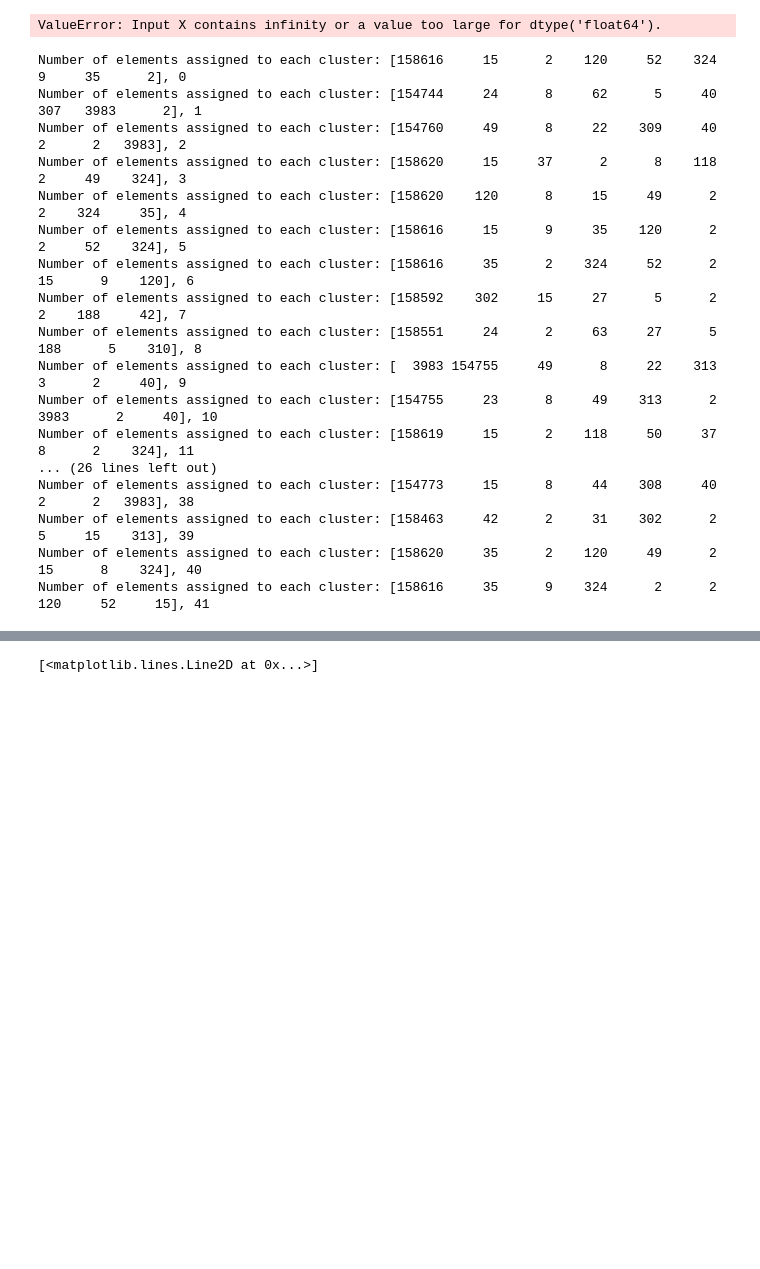
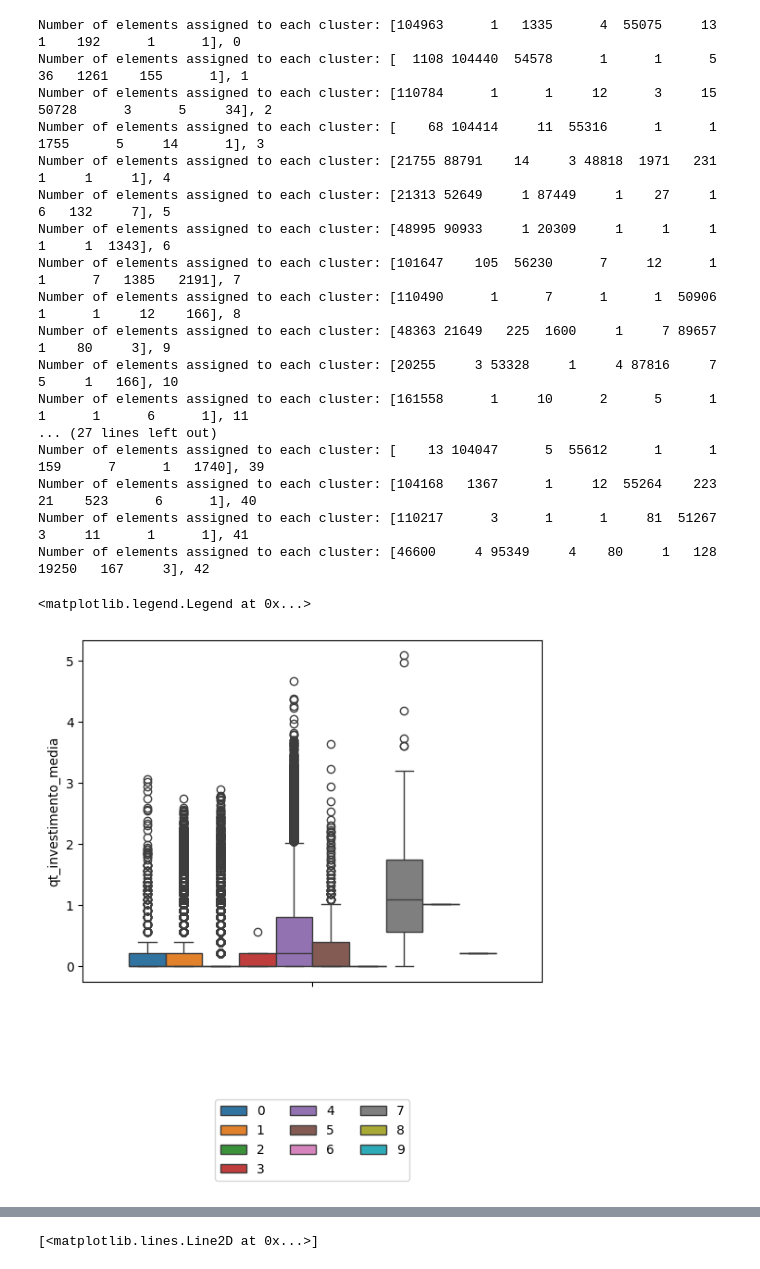
Before and after one commit to cowvin0/seg, a Jupyter notebook: segmentacao.ipynb, the cells around one changed output, grey strips where cells are left out. Drawn from its saved outputs; the diff is of its cells as text; code cells hidden in the pictures; blank space fills up the shorter version.

```diff
--- a/segmentacao.ipynb
+++ b/segmentacao.ipynb
@@ -139,9 +132,9 @@ df['renda_mensal'] = df_impute_knn.renda_mensal
 df = df\
     .assign(
         momentos=lambda x: x.apply(moments, axis=1)
-    )
+    )\
+    .query('desc_cbo != "Diretor de produção e operações em empresa pesqueira"')\
+    .reset_index(drop=True)
-# %% [output]
-ValueError: Input X contains infinity or a value too large for dtype('float64').
 # %%
 df_cluster = df\
     .loc[:, [
@@ -197,31 +191,31 @@ class Inertia:
             linestyle='--'
         )
 # %%
-for seed in range(42):
+for seed in range(43):
     kmeans = KMeans(
-        n_clusters=9,
+        n_clusters=10,
         tol=1e-16,
         random_state=seed
         ).fit(df_cluster)
     cluster_ids, cluster_sizes = np.unique(kmeans.labels_, return_counts=True)
     print(f"Number of elements assigned to each cluster: {cluster_sizes}, {seed}")
 # %% [output]
-Number of elements assigned to each cluster: [158616     15      2    120     52    324      9     35      2], 0
-Number of elements assigned to each cluster: [154744     24      8     62      5     40    307   3983      2], 1
-Number of elements assigned to each cluster: [154760     49      8     22    309     40      2      2   3983], 2
-Number of elements assigned to each cluster: [158620     15     37      2      8    118      2     49    324], 3
-Number of elements assigned to each cluster: [158620    120      8     15     49      2      2    324     35], 4
-Number of elements assigned to each cluster: [158616     15      9     35    120      2      2     52    324], 5
-Number of elements assigned to each cluster: [158616     35      2    324     52      2     15      9    120], 6
-Number of elements assigned to each cluster: [158592    302     15     27      5      2      2    188     42], 7
-Number of elements assigned to each cluster: [158551     24      2     63     27      5    188      5    310], 8
-Number of elements assigned to each cluster: [  3983 154755     49      8     22    313      3      2     40], 9
-Number of elements assigned to each cluster: [154755     23      8     49    313      2   3983      2     40], 10
-Number of elements assigned to each cluster: [158619     15      2    118     50     37      8      2    324], 11
-... (26 lines left out)
-Number of elements assigned to each cluster: [154773     15      8     44    308     40      2      2   3983], 38
-Number of elements assigned to each cluster: [158463     42      2     31    302      2      5     15    313], 39
-Number of elements assigned to each cluster: [158620     35      2    120     49      2     15      8    324], 40
-Number of elements assigned to each cluster: [158616     35      9    324      2      2    120     52     15], 41
+Number of elements assigned to each cluster: [104963      1   1335      4  55075     13      1    192      1      1], 0
+Number of elements assigned to each cluster: [  1108 104440  54578      1      1      5     36   1261    155      1], 1
+Number of elements assigned to each cluster: [110784      1      1     12      3     15  50728      3      5     34], 2
+Number of elements assigned to each cluster: [    68 104414     11  55316      1      1   1755      5     14      1], 3
+Number of elements assigned to each cluster: [21755 88791    14     3 48818  1971   231     1     1     1], 4
+Number of elements assigned to each cluster: [21313 52649     1 87449     1    27     1     6   132     7], 5
+Number of elements assigned to each cluster: [48995 90933     1 20309     1     1     1     1     1  1343], 6
+Number of elements assigned to each cluster: [101647    105  56230      7     12      1      1      7   1385   2191], 7
+Number of elements assigned to each cluster: [110490      1      7      1      1  50906      1      1     12    166], 8
+Number of elements assigned to each cluster: [48363 21649   225  1600     1     7 89657     1    80     3], 9
+Number of elements assigned to each cluster: [20255     3 53328     1     4 87816     7     5     1   166], 10
+Number of elements assigned to each cluster: [161558      1     10      2      5      1      1      1      6      1], 11
+... (27 lines left out)
+Number of elements assigned to each cluster: [    13 104047      5  55612      1      1    159      7      1   1740], 39
+Number of elements assigned to each cluster: [104168   1367      1     12  55264    223     21    523      6      1], 40
+Number of elements assigned to each cluster: [110217      3      1      1     81  51267      3     11      1      1], 41
+Number of elements assigned to each cluster: [46600     4 95349     4    80     1   128 19250   167     3], 42
 # %%
 kmeans = KMeans(
@@ -235,3 +229,14 @@ df = df.assign(
     )\
     .sort_values('Grupos')\
     .astype({'Grupos': str})
+# %%
+sns.boxplot(
+    data=df\
+        .assign(qt_investimento_media=lambda x: np.log1p(x.qt_investimento_media)),
+    y='qt_investimento_media',
+    hue='Grupos',
+)
+plt.legend(loc='lower center', bbox_to_anchor=(0.5, -0.6), ncol=3)
+# %% [output]
+<matplotlib.legend.Legend at 0x...>
+[figure, added]
```
Also changed, not shown: parts of 11 cells of this notebook.
